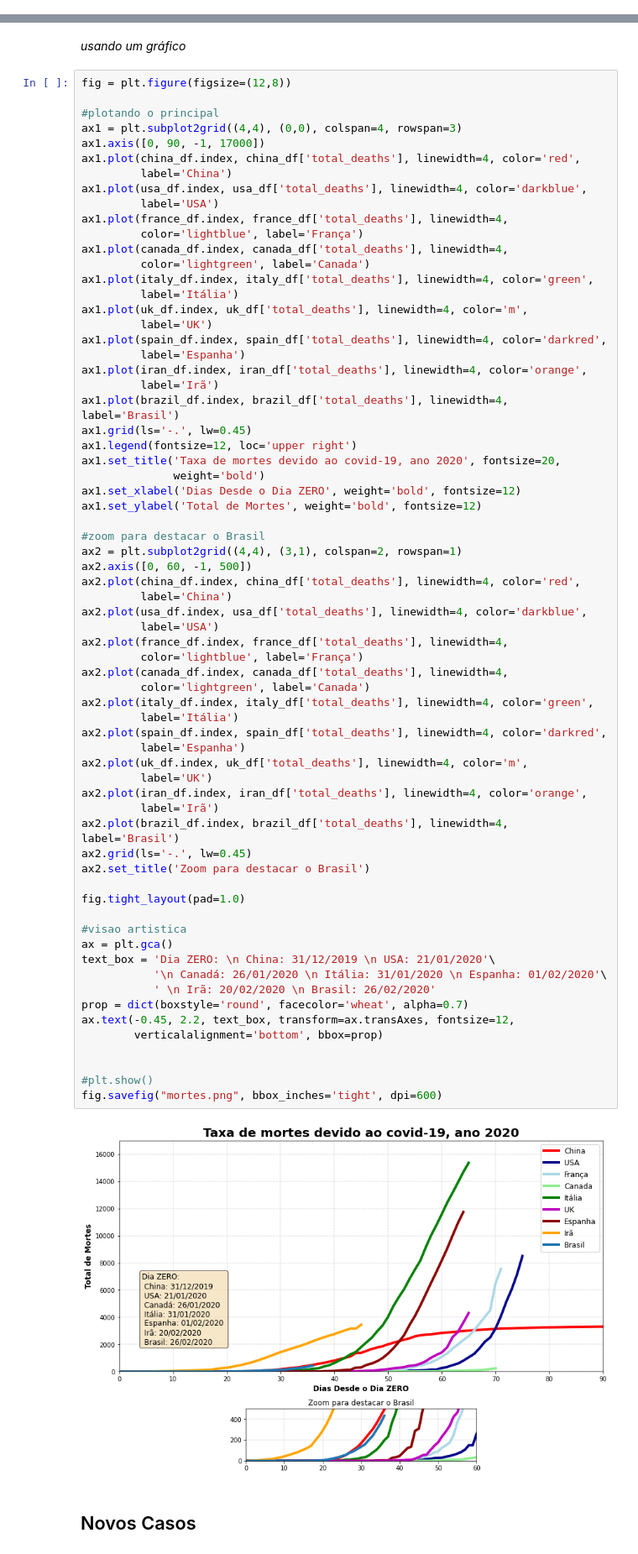
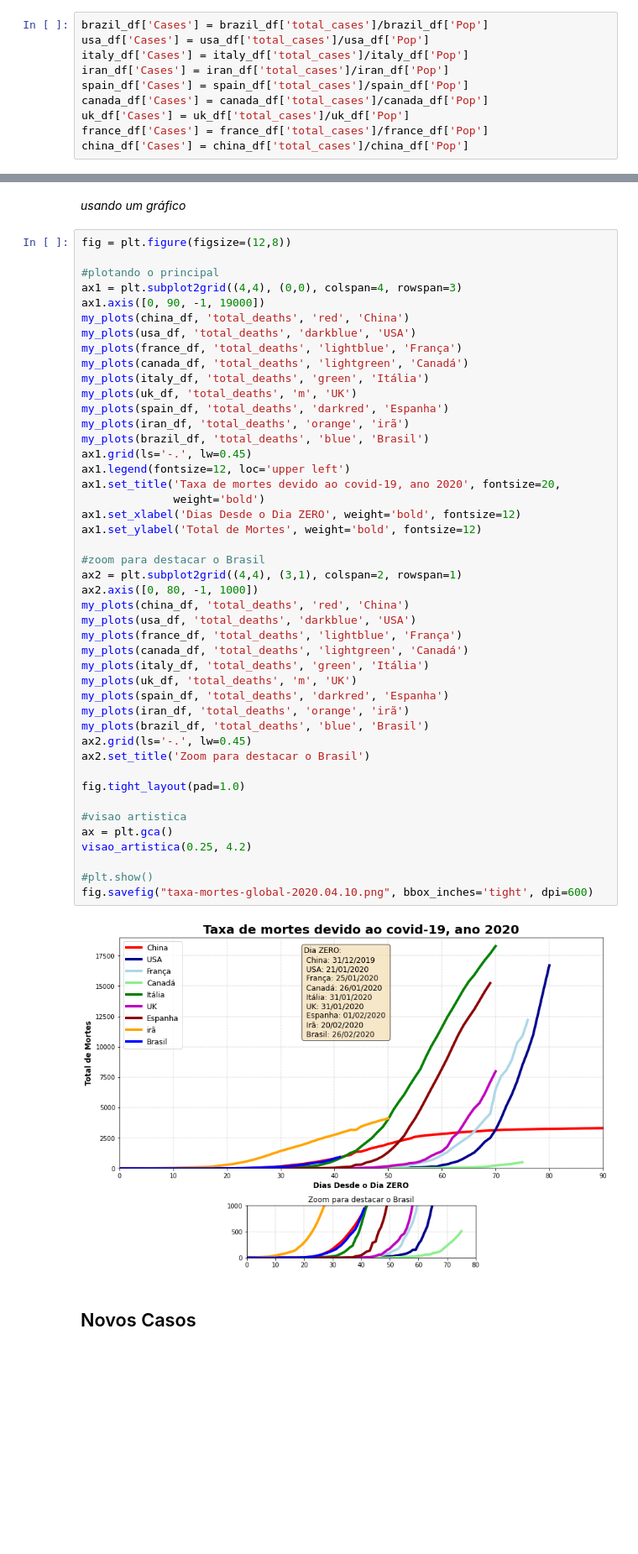
Before and after one commit to OliveiraVinic/covid19.pyhton.analysis, a Jupyter notebook: covid19_script.ipynb, the cells around one changed output, grey strips where cells are left out. Shown at 84% size. Cells and saved outputs as stored; diff of their text form; blank space fills up the shorter version.

```diff
--- a/covid19_script.ipynb
+++ b/covid19_script.ipynb
@@ -110,0 +108,10 @@ pop_df.head()
+# %%
+brazil_df['Cases'] = brazil_df['total_cases']/brazil_df['Pop']
+usa_df['Cases'] = usa_df['total_cases']/usa_df['Pop']
+italy_df['Cases'] = italy_df['total_cases']/italy_df['Pop']
+iran_df['Cases'] = iran_df['total_cases']/iran_df['Pop']
+spain_df['Cases'] = spain_df['total_cases']/spain_df['Pop']
+canada_df['Cases'] = canada_df['total_cases']/canada_df['Pop']
+uk_df['Cases'] = uk_df['total_cases']/uk_df['Pop']
+france_df['Cases'] = france_df['total_cases']/france_df['Pop']
+china_df['Cases'] = china_df['total_cases']/china_df['Pop']
@@ -297,71 +326,49 @@ fig.savefig("obitos-estimativa.png", bbox_inches='tight', dpi=600)
 # %%
 fig = plt.figure(figsize=(12,8))
 
 #plotando o principal
 ax1 = plt.subplot2grid((4,4), (0,0), colspan=4, rowspan=3)
-ax1.axis([0, 90, -1, 17000])
-ax1.plot(china_df.index, china_df['total_deaths'], linewidth=4, color='red',
-         label='China')
-ax1.plot(usa_df.index, usa_df['total_deaths'], linewidth=4, color='darkblue',
-         label='USA')
-ax1.plot(france_df.index, france_df['total_deaths'], linewidth=4,
-         color='lightblue', label='França')
-ax1.plot(canada_df.index, canada_df['total_deaths'], linewidth=4,
-         color='lightgreen', label='Canada')
-ax1.plot(italy_df.index, italy_df['total_deaths'], linewidth=4, color='green',
-         label='Itália')
-ax1.plot(uk_df.index, uk_df['total_deaths'], linewidth=4, color='m',
-         label='UK')
-ax1.plot(spain_df.index, spain_df['total_deaths'], linewidth=4, color='darkred',
-         label='Espanha')
-ax1.plot(iran_df.index, iran_df['total_deaths'], linewidth=4, color='orange',
-         label='Irã')
-ax1.plot(brazil_df.index, brazil_df['total_deaths'], linewidth=4, label='Brasil')
+ax1.axis([0, 90, -1, 19000])
+my_plots(china_df, 'total_deaths', 'red', 'China')
+my_plots(usa_df, 'total_deaths', 'darkblue', 'USA')
+my_plots(france_df, 'total_deaths', 'lightblue', 'França')
+my_plots(canada_df, 'total_deaths', 'lightgreen', 'Canadá')
+my_plots(italy_df, 'total_deaths', 'green', 'Itália')
+my_plots(uk_df, 'total_deaths', 'm', 'UK')
+my_plots(spain_df, 'total_deaths', 'darkred', 'Espanha')
+my_plots(iran_df, 'total_deaths', 'orange', 'irã')
+my_plots(brazil_df, 'total_deaths', 'blue', 'Brasil')
 ax1.grid(ls='-.', lw=0.45)
-ax1.legend(fontsize=12, loc='upper right')
+ax1.legend(fontsize=12, loc='upper left')
 ax1.set_title('Taxa de mortes devido ao covid-19, ano 2020', fontsize=20,
               weight='bold')
 ax1.set_xlabel('Dias Desde o Dia ZERO', weight='bold', fontsize=12)
 ax1.set_ylabel('Total de Mortes', weight='bold', fontsize=12)
 
 #zoom para destacar o Brasil
 ax2 = plt.subplot2grid((4,4), (3,1), colspan=2, rowspan=1)
-ax2.axis([0, 60, -1, 500])
-ax2.plot(china_df.index, china_df['total_deaths'], linewidth=4, color='red',
-         label='China')
-ax2.plot(usa_df.index, usa_df['total_deaths'], linewidth=4, color='darkblue',
-         label='USA')
-ax2.plot(france_df.index, france_df['total_deaths'], linewidth=4,
-         color='lightblue', label='França')
-ax2.plot(canada_df.index, canada_df['total_deaths'], linewidth=4,
-         color='lightgreen', label='Canada')
-ax2.plot(italy_df.index, italy_df['total_deaths'], linewidth=4, color='green',
-         label='Itália')
-ax2.plot(spain_df.index, spain_df['total_deaths'], linewidth=4, color='darkred',
-         label='Espanha')
-ax2.plot(uk_df.index, uk_df['total_deaths'], linewidth=4, color='m',
-         label='UK')
-ax2.plot(iran_df.index, iran_df['total_deaths'], linewidth=4, color='orange',
-         label='Irã')
-ax2.plot(brazil_df.index, brazil_df['total_deaths'], linewidth=4, label='Brasil')
+ax2.axis([0, 80, -1, 1000])
+my_plots(china_df, 'total_deaths', 'red', 'China')
+my_plots(usa_df, 'total_deaths', 'darkblue', 'USA')
+my_plots(france_df, 'total_deaths', 'lightblue', 'França')
+my_plots(canada_df, 'total_deaths', 'lightgreen', 'Canadá')
+my_plots(italy_df, 'total_deaths', 'green', 'Itália')
+my_plots(uk_df, 'total_deaths', 'm', 'UK')
+my_plots(spain_df, 'total_deaths', 'darkred', 'Espanha')
+my_plots(iran_df, 'total_deaths', 'orange', 'irã')
+my_plots(brazil_df, 'total_deaths', 'blue', 'Brasil')
 ax2.grid(ls='-.', lw=0.45)
 ax2.set_title('Zoom para destacar o Brasil')
 
 fig.tight_layout(pad=1.0)
 
 #visao artistica
 ax = plt.gca()
-text_box = 'Dia ZERO: \n China: 31/12/2019 \n USA: 21/01/2020'\
-           '\n Canadá: 26/01/2020 \n Itália: 31/01/2020 \n Espanha: 01/02/2020'\
-           ' \n Irã: 20/02/2020 \n Brasil: 26/02/2020'
-prop = dict(boxstyle='round', facecolor='wheat', alpha=0.7)
-ax.text(-0.45, 2.2, text_box, transform=ax.transAxes, fontsize=12,
-        verticalalignment='bottom', bbox=prop)
-
+visao_artistica(0.25, 4.2)
 
 #plt.show()
-fig.savefig("mortes.png", bbox_inches='tight', dpi=600)
+fig.savefig("taxa-mortes-global-2020.04.10.png", bbox_inches='tight', dpi=600)
 # %% [output]
-[figure, old version]
+[figure, new version]
 # %% [markdown]
 ## Novos Casos
```
Also changed, not shown: parts of 19 cells of this notebook, 2 other files.
